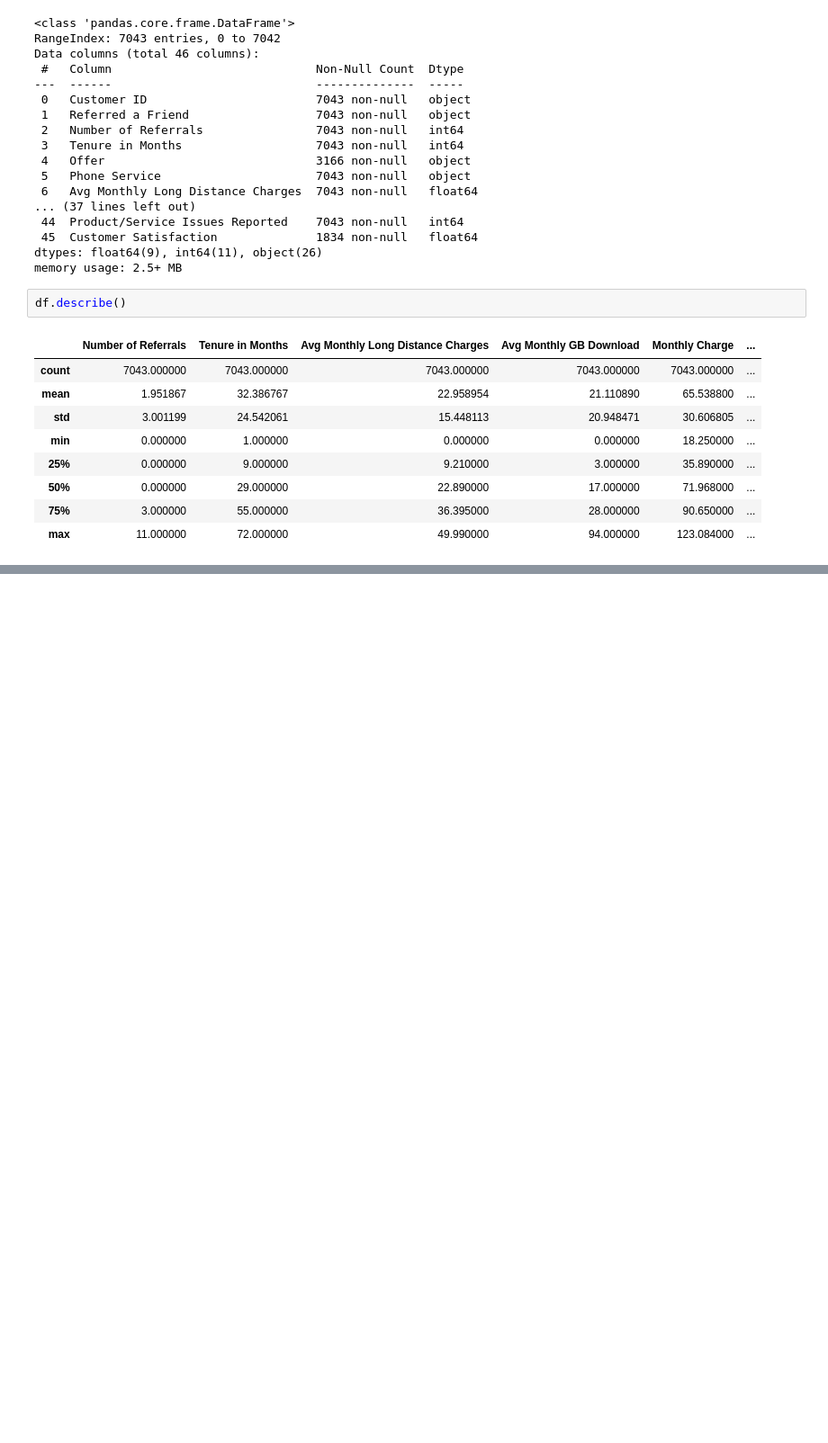
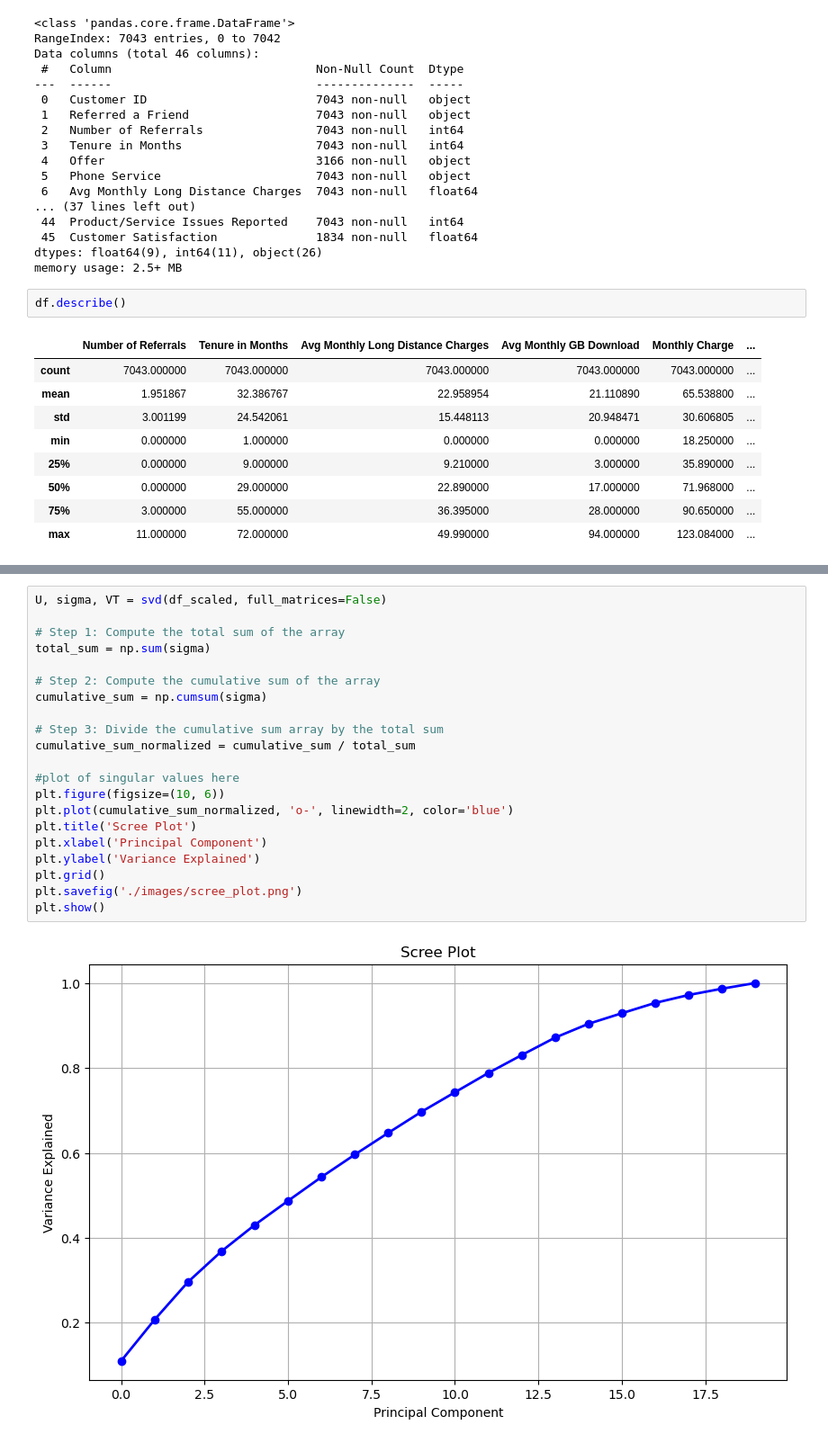
Before and after one commit to odeanmaye/Berkeley, a Jupyter notebook: Module6/Try_It_Activity_6.2/tryit_6.2.ipynb, the cells around one changed output, grey strips where cells are left out. Shown at 90% size. Cells and saved outputs as stored; diff of their text form; blank space fills up the shorter version.

```diff
--- a/Module6/Try_It_Activity_6.2/tryit_6.2.ipynb
+++ b/Module6/Try_It_Activity_6.2/tryit_6.2.ipynb
@@ -127,0 +124,23 @@ df_scaled.head()
+# %%
+U, sigma, VT = svd(df_scaled, full_matrices=False)
+
+# Step 1: Compute the total sum of the array
+total_sum = np.sum(sigma)
+
+# Step 2: Compute the cumulative sum of the array
+cumulative_sum = np.cumsum(sigma)
+
+# Step 3: Divide the cumulative sum array by the total sum
+cumulative_sum_normalized = cumulative_sum / total_sum
+
+#plot of singular values here
+plt.figure(figsize=(10, 6))
+plt.plot(cumulative_sum_normalized, 'o-', linewidth=2, color='blue')
+plt.title('Scree Plot')
+plt.xlabel('Principal Component')
+plt.ylabel('Variance Explained')
+plt.grid()
+plt.savefig('./images/scree_plot.png')
+plt.show()
+# %% [output]
+[figure, added]
```
Also changed, not shown: parts of 7 cells of this notebook, 5 other files.
